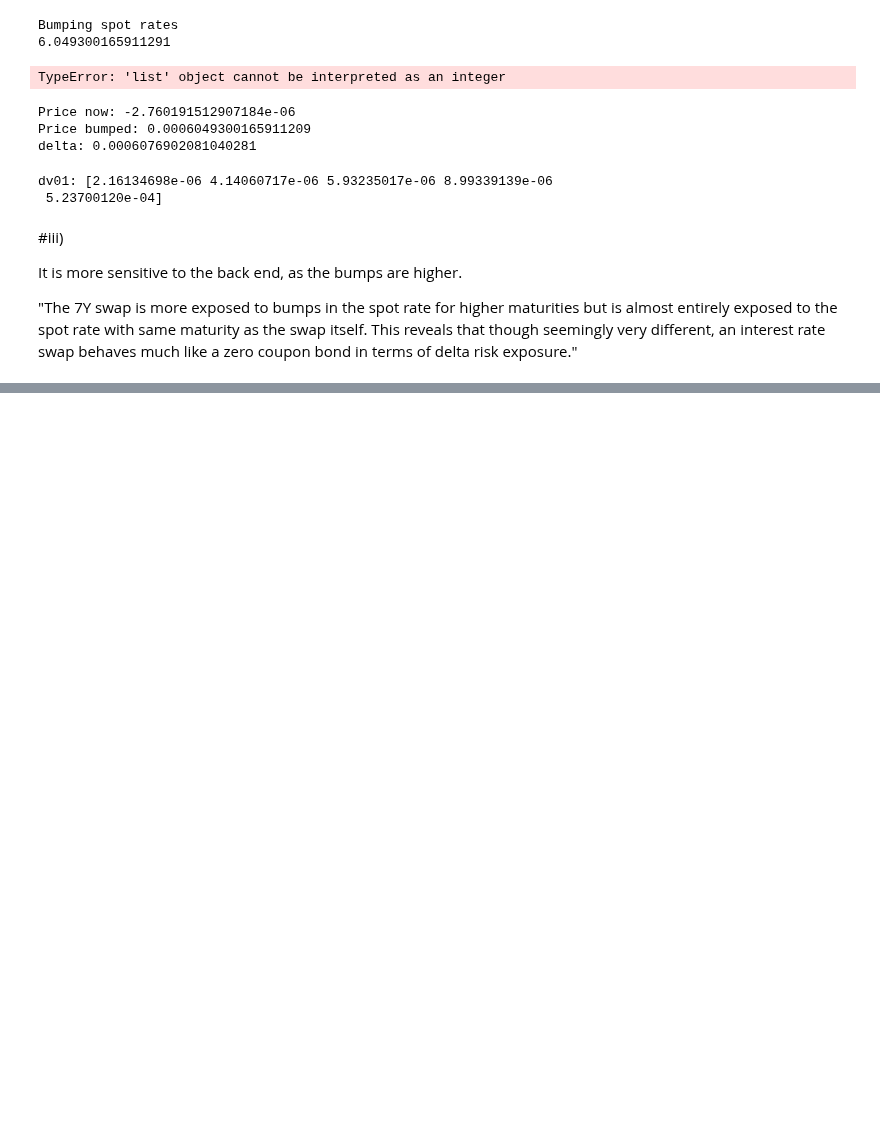
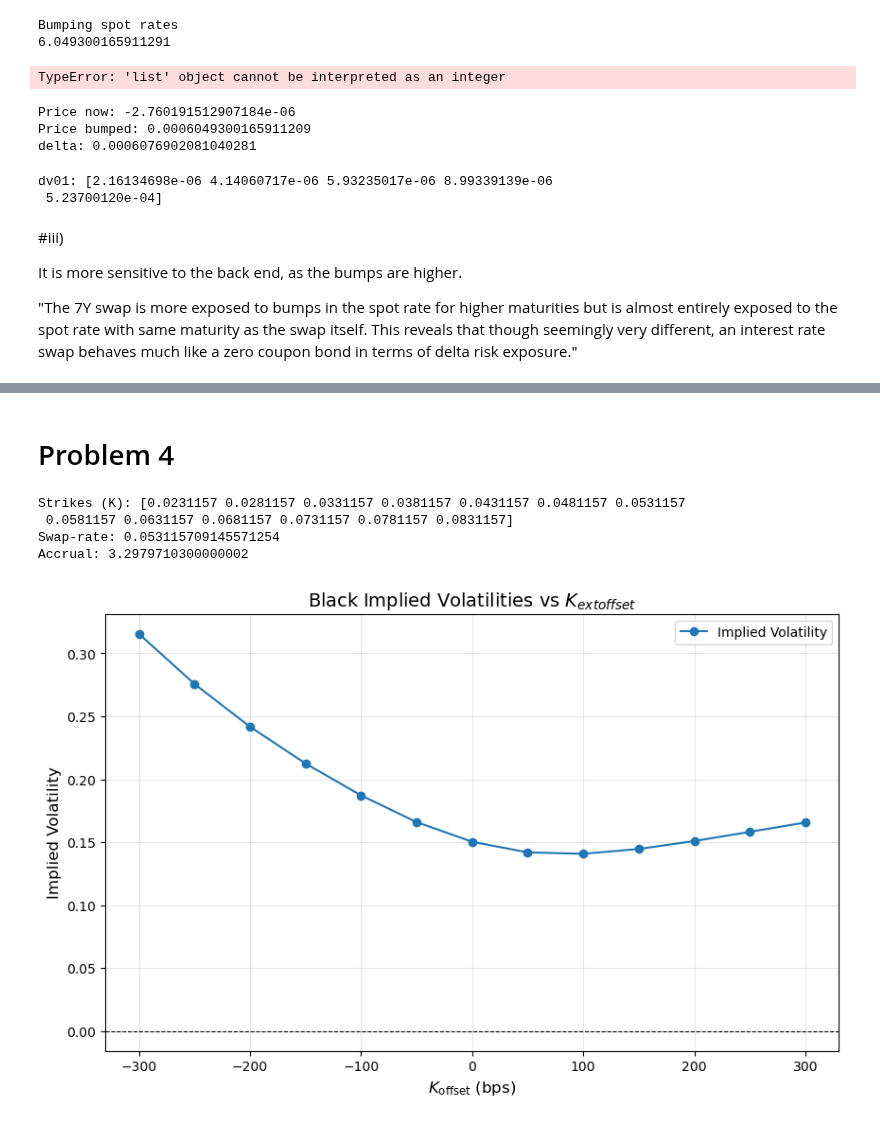
Before and after one commit to jhvander/Uni, a Jupyter notebook: 9. Sem/Fixed/Januar2023.ipynb, the cells around one changed output, grey strips where cells are left out. Saved outputs shown, nothing was run; the diff lists cells and outputs as text; code cells hidden in the pictures; blank space fills up the shorter version.

```diff
--- a/9. Sem/Fixed/Januar2023.ipynb
+++ b/9. Sem/Fixed/Januar2023.ipynb
@@ -299,0 +398,55 @@ It is more sensitive to the back end, as the bumps are higher.
+# %% [markdown]
+# Problem 4
+# %%
+# 4a)
+
+
+T_4a = np.array([0.5, 1.0, 1.5, 2.0, 2.5, 3.0, 3.5, 4.0, 4.5, 5.0, 5.5, 6.0])
+p_4a = np.array([0.98322948, 0.96455878, 0.94449414, 0.92344747, 0.90175113, 0.85741902, 0.83516131, 0.81302835, 0.79112104, 0.76951663, 0.87967118, 0.7482734])
+K_offsets = np.array([-300, -250, -200, -150, -100, -50, 0, 50, 100, 150, 200, 250, 300])
+pi_swap = np.array([0.0995524, 0.08350629, 0.06774531, 0.05248227, 0.03808218, 0.02519355, 0.01482874, 0.00785645, 0.00404525, 0.00219232, 0.00128815, 0.00081635, 0.00054773])
+# f_4a = fid.forward_rates_from_zcb_prices(T_4a,p_4a,horizon = 1)
+
+#i)
+R_ATM = 0.0531157  # ATM forward swap rate
+
+# Calc strike prices
+K = R_ATM + K_offsets / 10000
+print("Strikes (K):", K)
+swap_rate, accrual_rate =fid.swap_rate_from_zcb_prices(0, 2, 6, "semiannual", T_4a, p_4a, "semiannual")
+print(f"Swap-rate: {swap_rate}")
+print(f"Accrual: {accrual_rate}")
+# %% [output]
+Strikes (K): [0.0231157 0.0281157 0.0331157 0.0381157 0.0431157 0.0481157 0.0531157
+ 0.0581157 0.0631157 0.0681157 0.0731157 0.0781157 0.0831157]
+Swap-rate: 0.053115709145571254
+Accrual: 3.2979710300000002
+# %%
+#ii)
+
+black_iv = []
+# T here denotes the expiry of the option not the swap.
+# R is the current swap rate
+for i, K_i in enumerate(K):
+    C = pi_swap[i]  # Price of the swaption
+    implied_vol = fid.black_swaption_iv(C=C, T=2, K=K_i, S=accrual_rate, R=swap_rate, type="call")
+    black_iv.append(implied_vol)
+
+# Convert to numpy array for further analysis
+black_iv_results = np.array(black_iv)
+
+plt.figure(figsize=(10, 6))
+plt.plot(K_offsets, black_iv_results, marker='o', linestyle='-', label='Implied Volatility')
+
+# Add labels and title
+plt.xlabel(r"$K_{\text{offset}}$ (bps)", fontsize=12)
+plt.ylabel("Implied Volatility", fontsize=12)
+plt.title("Black Implied Volatilities vs $K_{\text{offset}}$", fontsize=14)
+plt.axhline(y=0, color='black', linewidth=0.8, linestyle='--')
+plt.grid(alpha=0.3)
+plt.legend()
+
+# Show the plot
+plt.show()
+# %% [output]
+[figure, added]
```
Also changed, not shown: parts of 10 cells of this notebook, 2 other files.
